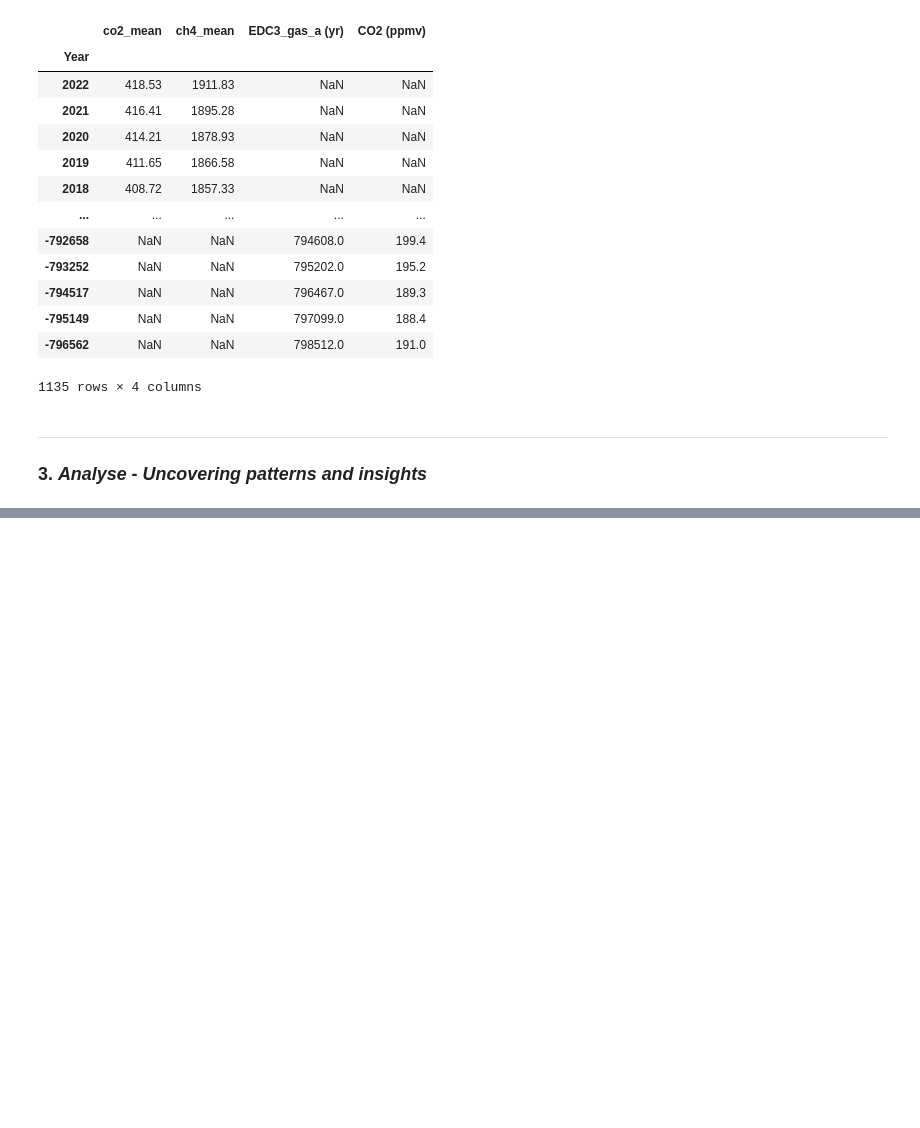
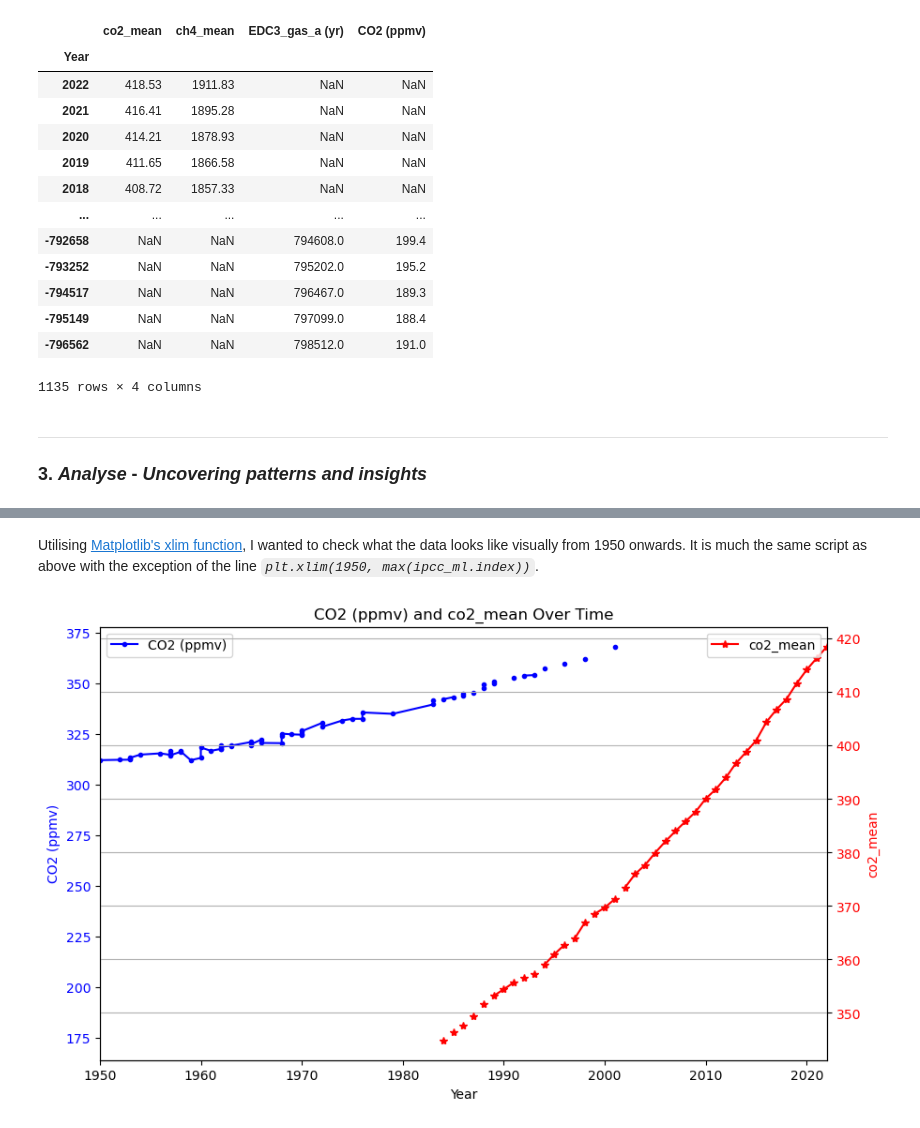
Before and after one commit to turps-pc90/PfDA_ClimateProject, a Jupyter notebook: project.ipynb, the cells around one changed output, grey strips where cells are left out. Saved outputs shown, nothing was run; the diff lists cells and outputs as text; code cells hidden in the pictures; blank space fills up the shorter version.

````diff
--- a/project.ipynb
+++ b/project.ipynb
@@ -437,0 +465,29 @@ luthi_ml
+# %% [markdown]
+Utilising [Matplotlib's xlim function](https://matplotlib.org/stable/gallery/subplots_axes_and_figures/shared_axis_demo.html#sphx-glr-gallery-subplots-axes-and-figures-shared-axis-demo-py), I wanted to check what the data looks like visually from 1950 onwards. It is much the same script as above with the exception of the line *```plt.xlim(1950, max(ipcc_ml.index))```*.
+# %%
+# Setting for second plot
+fig, ax1 = plt.subplots(figsize=(10, 6))
+
+# Plot on the first y-axis
+ax1.plot(ipcc_ml.index, ipcc_ml['CO2 (ppmv)'], label='CO2 (ppmv)', marker='.', color='blue')
+ax1.set_xlabel('Year')
+ax1.set_ylabel('CO2 (ppmv)', color='blue')
+ax1.tick_params(axis='y', labelcolor='blue')
+ax1.legend(loc='upper left')
+
+# Create a second y-axis
+ax2 = ax1.twinx()
+ax2.plot(ipcc_ml.index, ipcc_ml['co2_mean'], label='co2_mean', marker='*', color='red')
+ax2.set_ylabel('co2_mean', color='red')
+ax2.tick_params(axis='y', labelcolor='red')
+ax2.legend(loc='upper right')
+
+# Set x-axis limits to show only from 1950 onwards
+plt.xlim(1950, max(ipcc_ml.index))
+
+# Set title of plot and show it
+plt.title('CO2 (ppmv) and co2_mean Over Time')
+plt.grid(True)
+plt.show()
+# %% [output]
+[figure, added]
````
Also changed, not shown: parts of 2 cells of this notebook.
